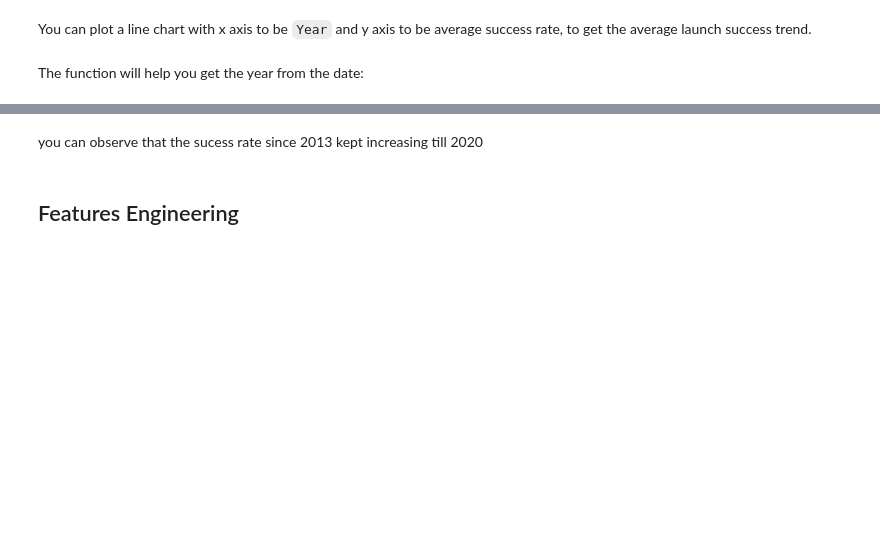
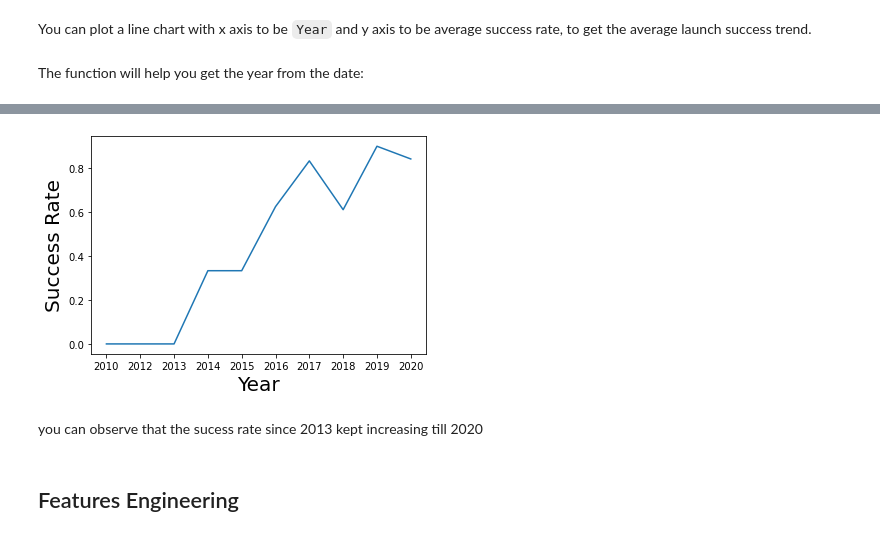
Before and after one commit to abduOvgy/Master, a Jupyter notebook: pandas_data_visual.ipynb, the cells around one changed output, grey strips where cells are left out. Cells and saved outputs as stored; diff of their text form; code cells hidden in the pictures; blank space fills up the shorter version.

Commit message:
Add files via upload
EDA with Data Visualization

```diff
--- a/pandas_data_visual.ipynb
+++ b/pandas_data_visual.ipynb
@@ -208,3 +208,6 @@ Extract_year(df['Date'])
 # %%
 # Plot a line chart with x axis to be the extracted year and y axis to be the success rate
 #df3 = df.groupby(Extract_year(df['Date'].iloc[2:])).mean('Class').reset_index()
+# Plot a line chart with x axis to be the extracted year and y axis to be the success rate
+df3=pd.DataFrame(Extract_year(df['Date']),columns =['year'])
+df3['Class']=df['Class']
@@ -211,3 +252,10 @@ Extract_year(df['Date'])
+# %%
+sns.lineplot(x=np.unique(Extract_year(df['Date'])), y=df3.groupby('year')['Class'].mean())
+plt.xlabel("Year", fontsize=20)
+plt.ylabel("Success Rate", fontsize=20)
+plt.show()
+# %% [output]
+[figure, added]
 # %% [markdown]
 you can observe that the sucess rate since 2013 kept increasing till 2020
 # %% [markdown]
```
Also changed, not shown: parts of 7 cells of this notebook.
